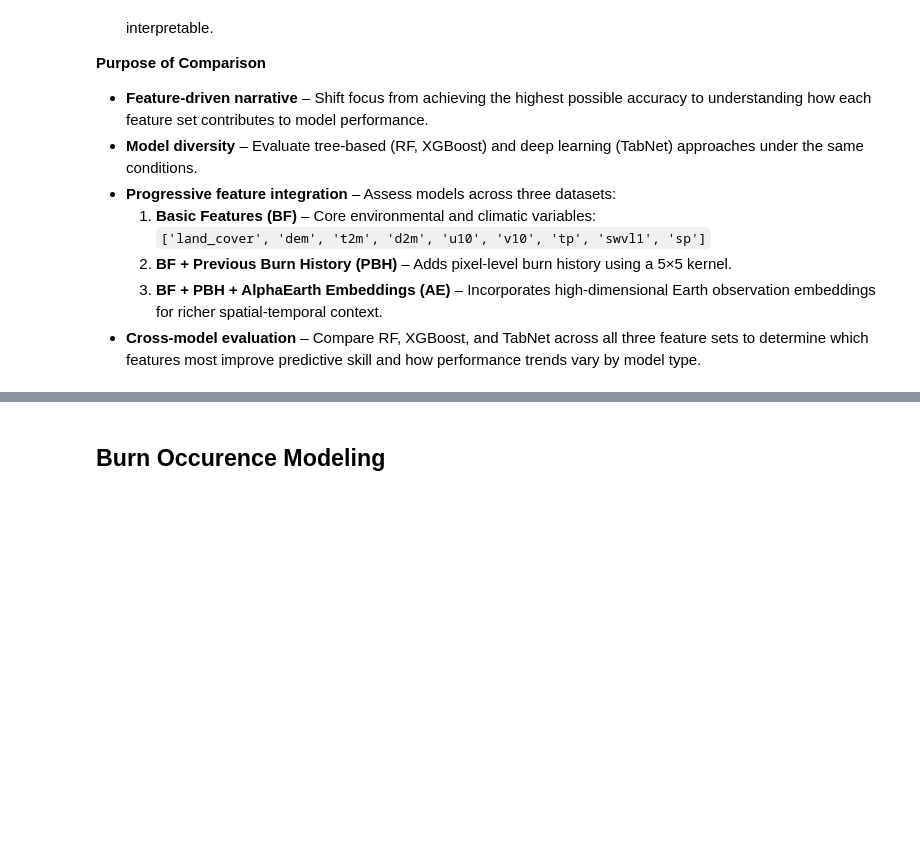
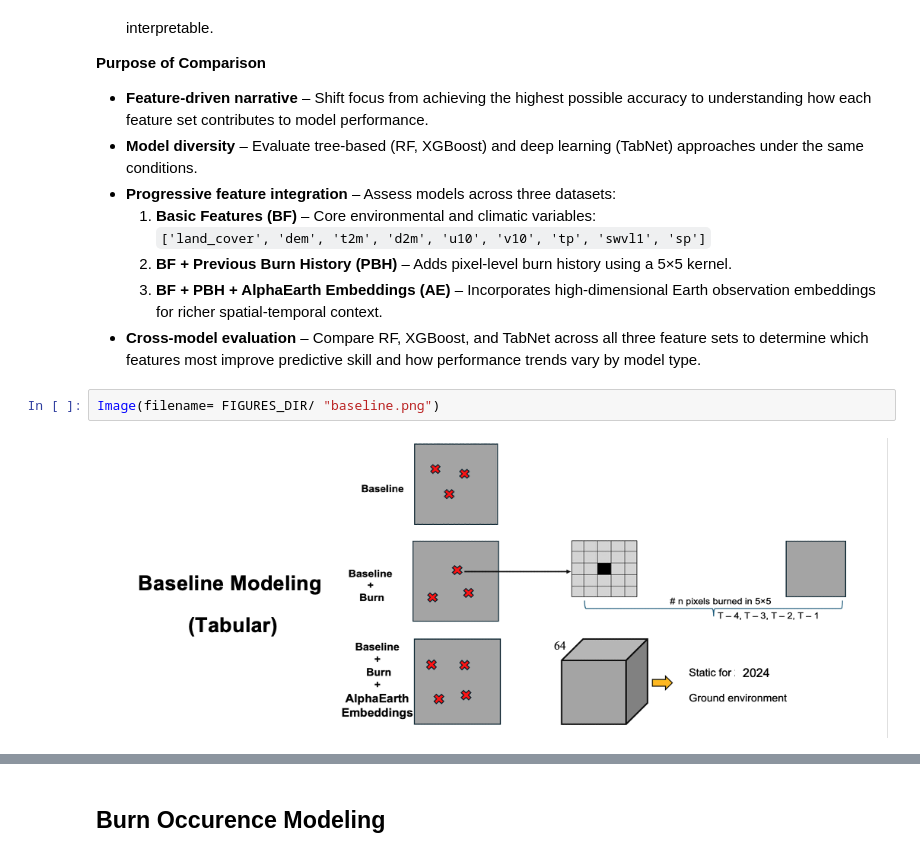
Before and after one commit to ddominguez2293/I_Guide_Team_2, a Jupyter notebook: 0.final_notebook_v3.ipynb, the cells around one changed output, grey strips where cells are left out. Drawn from its saved outputs; the diff is of its cells as text; blank space fills up the shorter version.

Commit message:
updated images and eq

```diff
--- a/0.final_notebook_v3.ipynb
+++ b/0.final_notebook_v3.ipynb
@@ -167,5 +169,9 @@ Our approach focuses on understanding how different feature sets influence predi
   2. **BF + Previous Burn History (PBH)** – Adds pixel-level burn history using a 5×5 kernel.
   3. **BF + PBH + AlphaEarth Embeddings (AE)** – Incorporates high-dimensional Earth observation embeddings for richer spatial-temporal context.
 - **Cross-model evaluation** – Compare RF, XGBoost, and TabNet across all three feature sets to determine which features most improve predictive skill and how performance trends vary by model type.
+# %%
+Image(filename= FIGURES_DIR/ "baseline.png")
+# %% [output]
+[figure, added]
 # %% [markdown]
 
```
Also changed, not shown: parts of 14 cells of this notebook.
